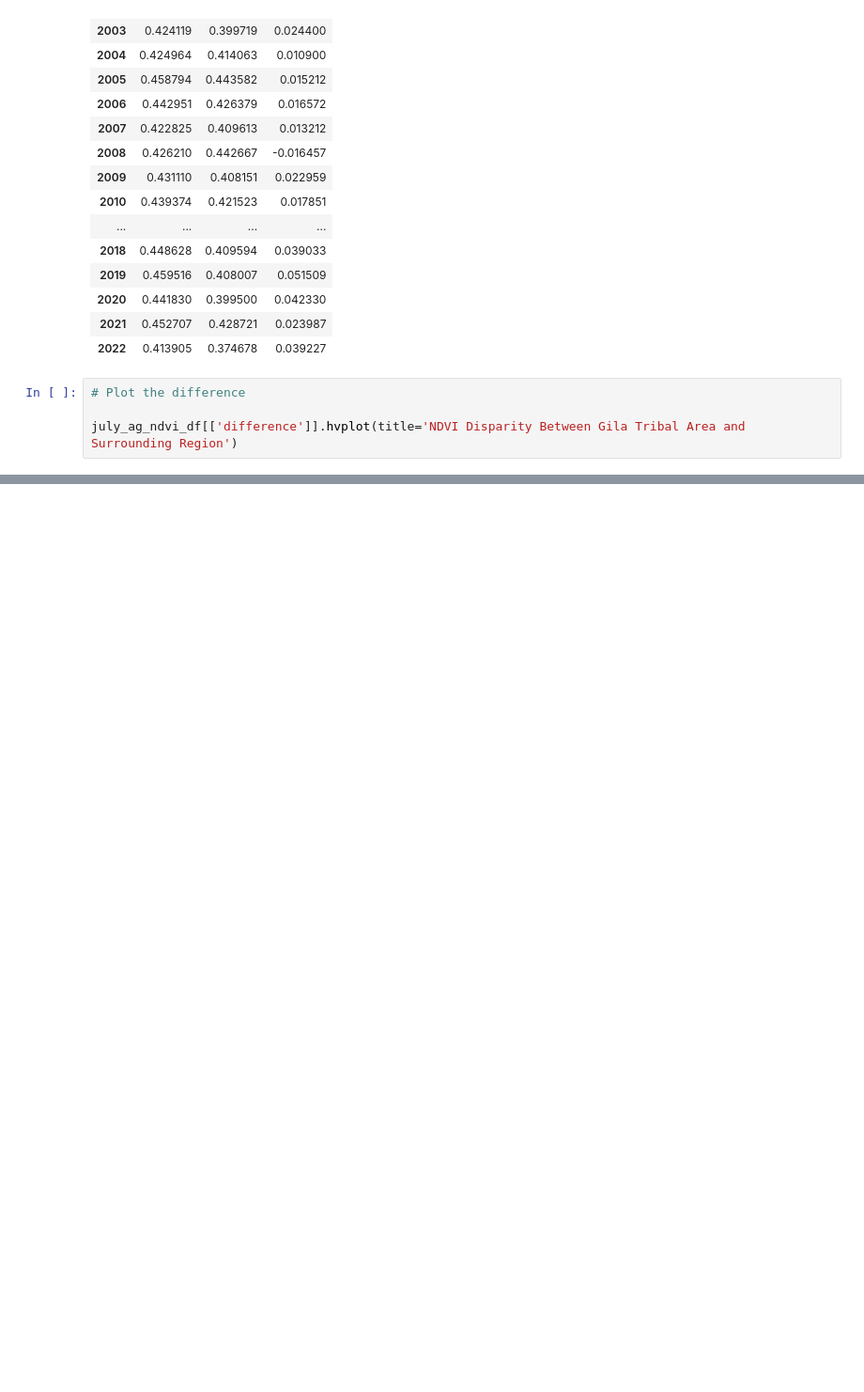
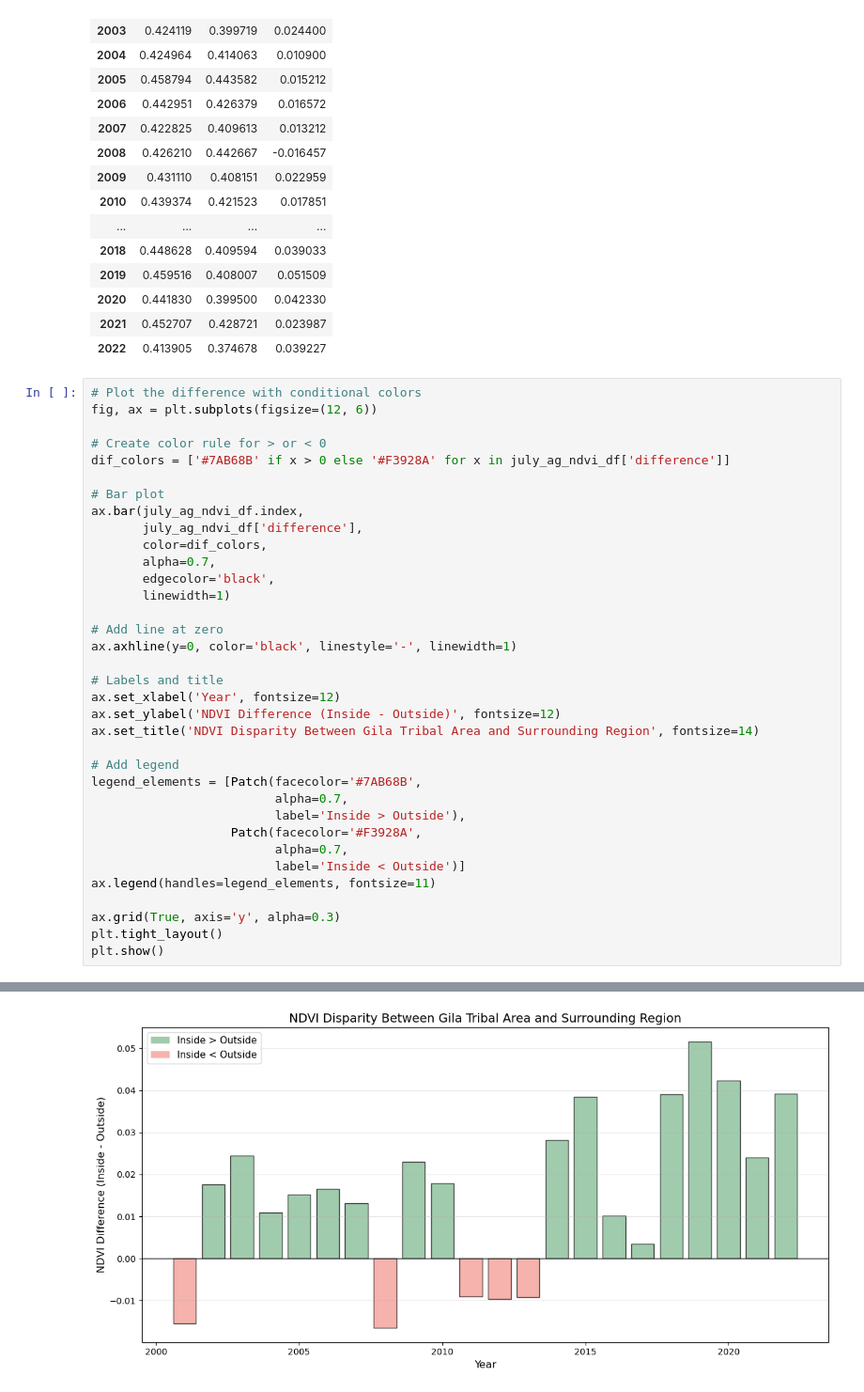
Before and after one commit to earthlab-education/04-vegetation-natshoff, a Jupyter notebook: notebooks/vegetation-05-portfolio.ipynb, the cells around one changed output, grey strips where cells are left out. Shown at 94% size. Cells and saved outputs as stored; diff of their text form; blank space fills up the shorter version.

```diff
--- a/notebooks/vegetation-05-portfolio.ipynb
+++ b/notebooks/vegetation-05-portfolio.ipynb
@@ -452,7 +473,38 @@ july_ag_ndvi_df
 | 2021 | 0.452707 | 0.428721 | 0.023987 |
 | 2022 | 0.413905 | 0.374678 | 0.039227 |
 # %%
-# Plot the difference
+# Plot the difference with conditional colors
+fig, ax = plt.subplots(figsize=(12, 6))
 
-july_ag_ndvi_df[['difference']].hvplot(title='NDVI Disparity Between Gila Tribal Area and Surrounding Region')
+# Create color rule for > or < 0
+dif_colors = ['#7AB68B' if x > 0 else '#F3928A' for x in july_ag_ndvi_df['difference']]
+
+# Bar plot
+ax.bar(july_ag_ndvi_df.index,
+       july_ag_ndvi_df['difference'],
+       color=dif_colors,
+       alpha=0.7,
+       edgecolor='black',
+       linewidth=1)
+
+# Add line at zero
+ax.axhline(y=0, color='black', linestyle='-', linewidth=1)
+
+# Labels and title
+ax.set_xlabel('Year', fontsize=12)
+ax.set_ylabel('NDVI Difference (Inside - Outside)', fontsize=12)
+ax.set_title('NDVI Disparity Between Gila Tribal Area and Surrounding Region', fontsize=14)
+
+# Add legend
+legend_elements = [Patch(facecolor='#7AB68B',
+                         alpha=0.7,
+                         label='Inside > Outside'),
+                   Patch(facecolor='#F3928A',
+                         alpha=0.7,
+                         label='Inside < Outside')]
+ax.legend(handles=legend_elements, fontsize=11)
+
+ax.grid(True, axis='y', alpha=0.3)
+plt.tight_layout()
+plt.show()
 # %% [output]
@@ -459,0 +511 @@ july_ag_ndvi_df[['difference']].hvplot(title='NDVI Disparity Between Gila Tribal
+[figure, added]
```
Also changed, not shown: parts of 3 cells of this notebook, 1 other file.
